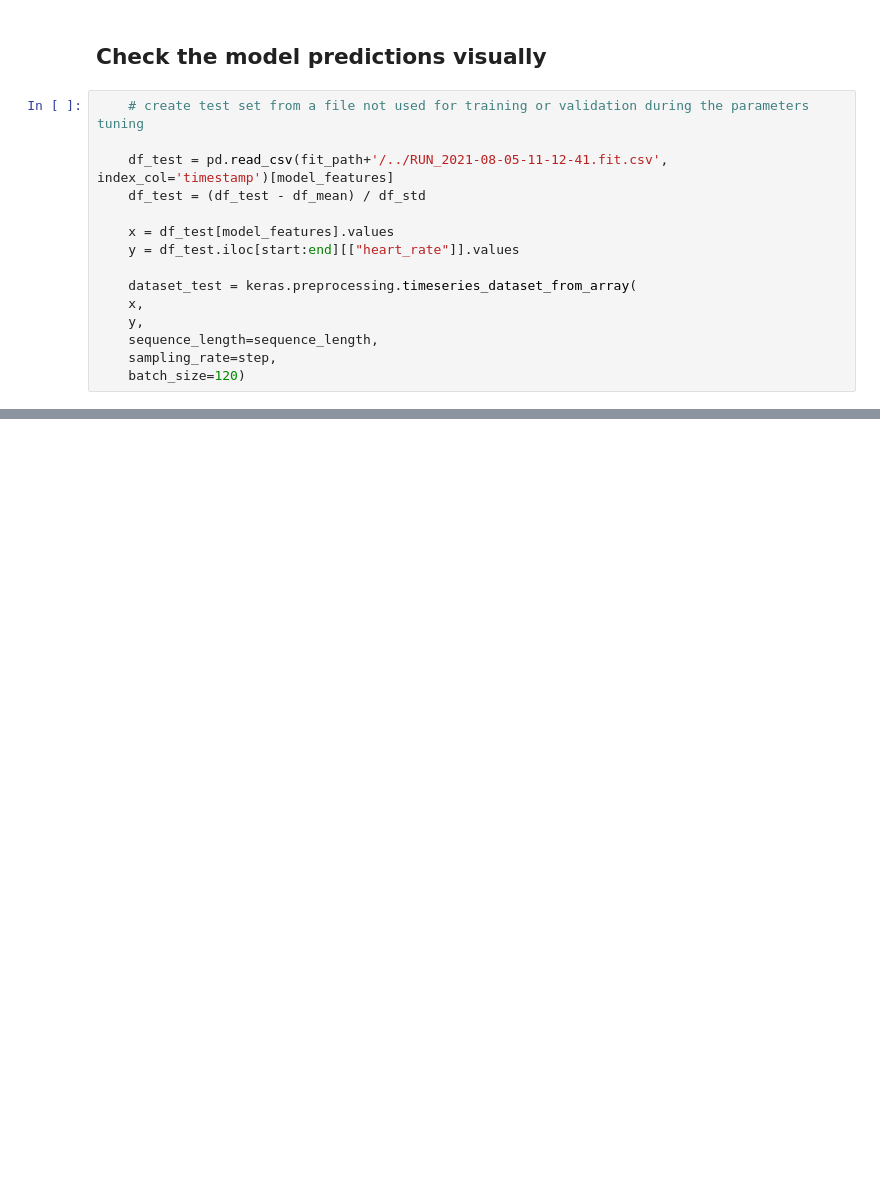
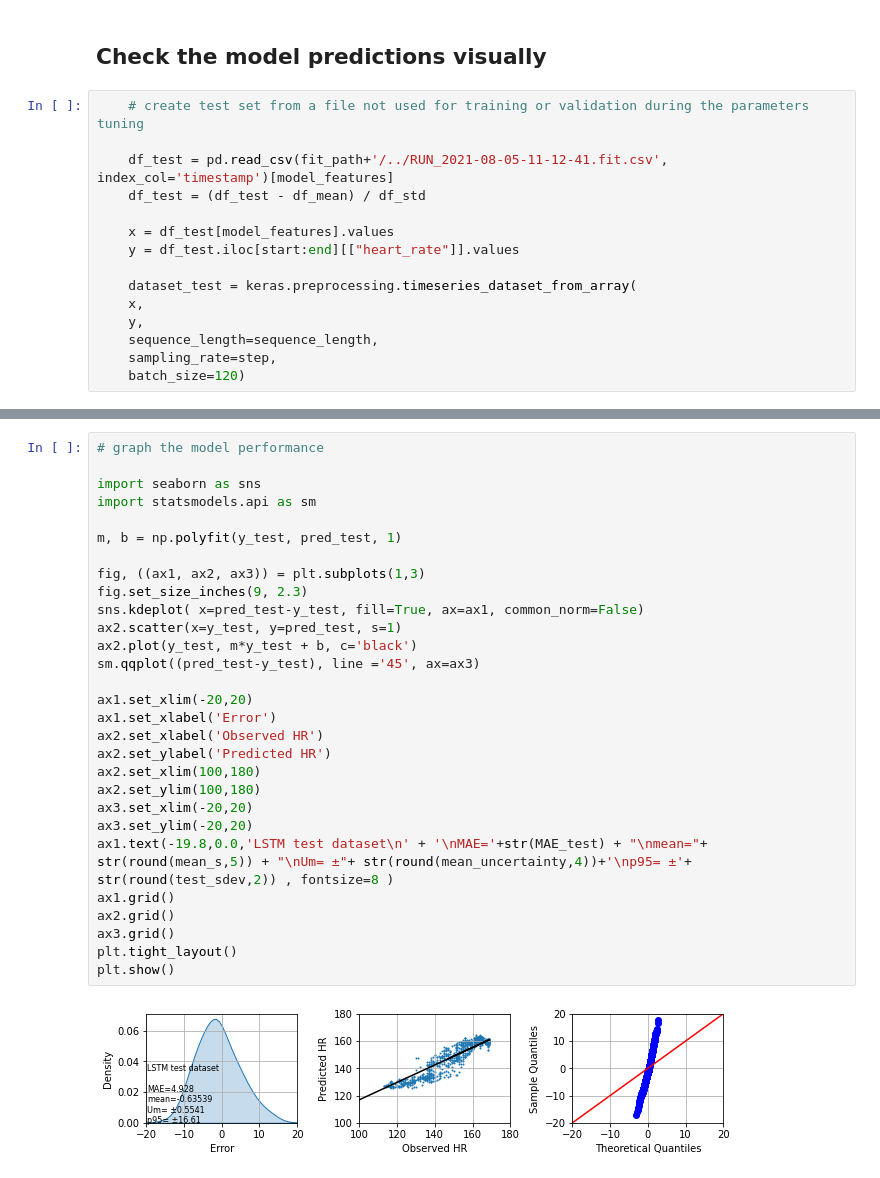
Before and after one commit to rikluost/athlete_hr_predict, a Jupyter notebook: 10_generator_and_model.ipynb, the cells around one changed output, grey strips where cells are left out. Saved outputs shown, nothing was run; the diff lists cells and outputs as text; blank space fills up the shorter version.

```diff
--- a/10_generator_and_model.ipynb
+++ b/10_generator_and_model.ipynb
@@ -325,0 +359,31 @@ Text(0, 0.5, 'Predicted')
+# %%
+# graph the model performance
+
+import seaborn as sns
+import statsmodels.api as sm
+
+m, b = np.polyfit(y_test, pred_test, 1)
+
+fig, ((ax1, ax2, ax3)) = plt.subplots(1,3)
+fig.set_size_inches(9, 2.3)
+sns.kdeplot( x=pred_test-y_test, fill=True, ax=ax1, common_norm=False)
+ax2.scatter(x=y_test, y=pred_test, s=1)
+ax2.plot(y_test, m*y_test + b, c='black')
+sm.qqplot((pred_test-y_test), line ='45', ax=ax3)
+
+ax1.set_xlim(-20,20)
+ax1.set_xlabel('Error')
+ax2.set_xlabel('Observed HR')
+ax2.set_ylabel('Predicted HR')
+ax2.set_xlim(100,180)
+ax2.set_ylim(100,180)
+ax3.set_xlim(-20,20)
+ax3.set_ylim(-20,20)
+ax1.text(-19.8,0.0,'LSTM test dataset\n' + '\nMAE='+str(MAE_test) + "\nmean="+ str(round(mean_s,5)) + "\nUm= ±"+ str(round(mean_uncertainty,4))+'\np95= ±'+ str(round(test_sdev,2)) , fontsize=8 )
+ax1.grid()
+ax2.grid()
+ax3.grid()
+plt.tight_layout()
+plt.show()
+# %% [output]
+[figure, added]
```
Also changed, not shown: parts of 13 cells of this notebook, 1 other file.
